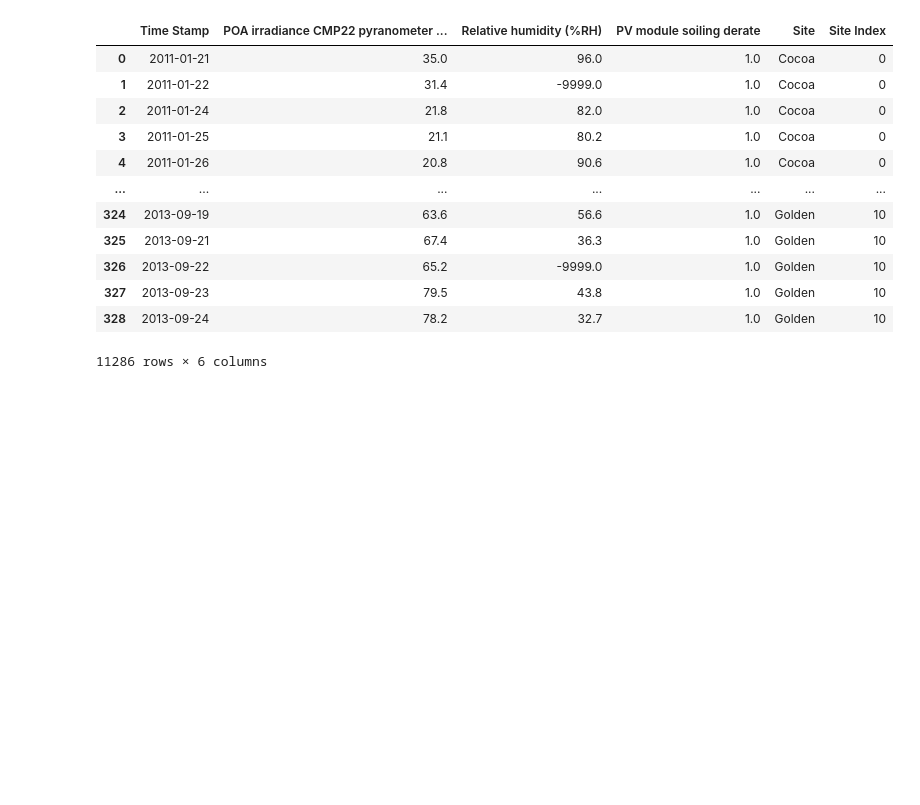
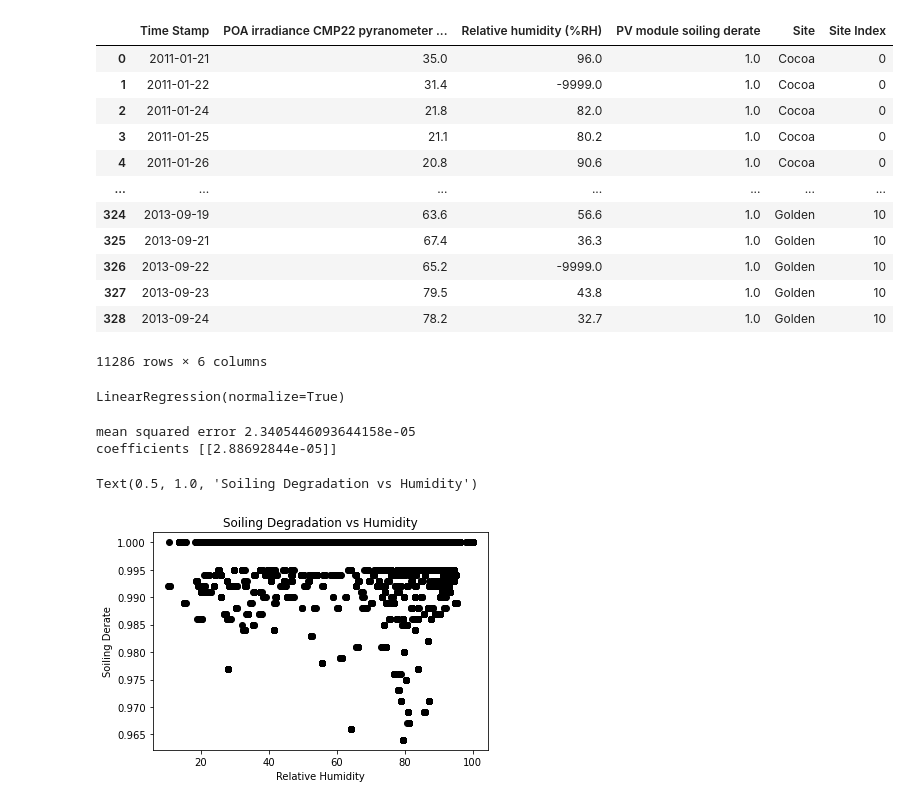
Before and after one commit to Edidas02/PV-Module-Model, a Jupyter notebook: solar-panels.ipynb, the cells around one changed output. Drawn from its saved outputs; the diff is of its cells as text; code cells hidden in the pictures; blank space fills up the shorter version.

```diff
--- a/solar-panels.ipynb
+++ b/solar-panels.ipynb
@@ -108,0 +89,20 @@ df[cols+["Site","Site Index"] ]
+# %%
+simple_reg = sklearn.linear_model.LinearRegression(normalize=True)
+simple_reg.fit(df_filtered_2.loc[:, ["Relative humidity (%RH)"]], df_filtered_2.loc[:, ["PV module soiling derate"]])
+# %% [output]
+LinearRegression(normalize=True)
+# %%
+pred = simple_reg.predict(df_filtered_2.loc[:, ["Relative humidity (%RH)"]])
+print("mean squared error", sklearn.metrics.mean_squared_error(pred, df_filtered_2.loc[:, "PV module soiling derate"]))
+print("coefficients", simple_reg.coef_)
+# %% [output]
+mean squared error 2.3405446093644158e-05
+coefficients [[2.88692844e-05]]
+# %%
+plt.scatter(df_filtered_2.loc[:,["Relative humidity (%RH)"]], df_filtered_2.loc[:, "PV module soiling derate"], color="black")
+plt.xlabel("Relative Humidity")
+plt.ylabel("Soiling Derate")
+plt.title("Soiling Degradation vs Humidity")
+# %% [output]
+Text(0.5, 1.0, 'Soiling Degradation vs Humidity')
+[figure, added]
```
Also changed, not shown: parts of 17 cells of this notebook.
